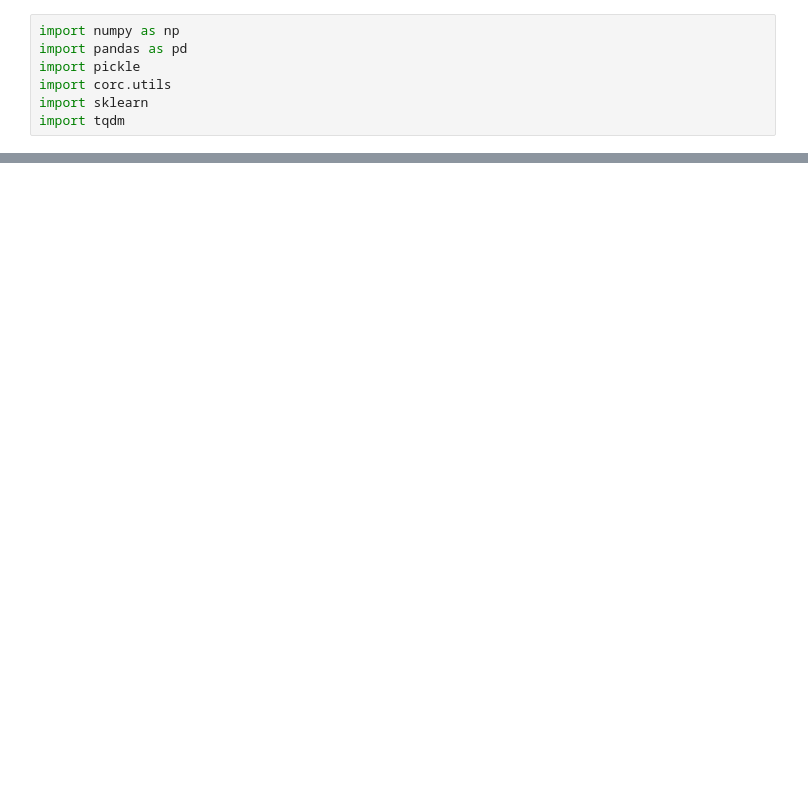
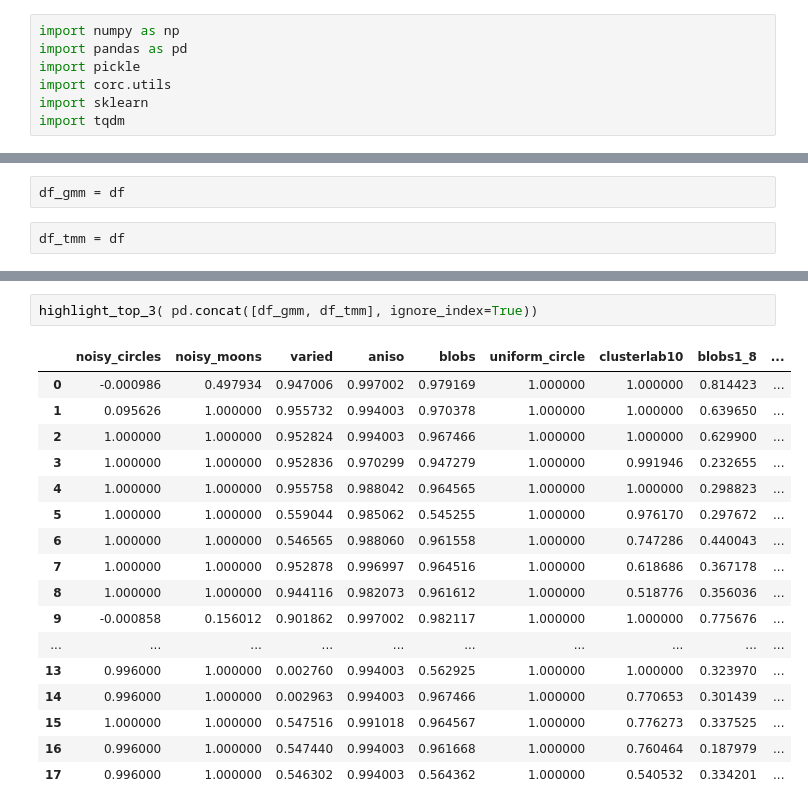
Before and after one commit to ecker-lab/tneb_clustering, a Jupyter notebook: notebooks/paper_figures/04_overclustering_table.ipynb, the cells around one changed output, grey strips where cells are left out. Cells and saved outputs as stored; diff of their text form; blank space fills up the shorter version.

```diff
--- a/notebooks/paper_figures/04_overclustering_table.ipynb
+++ b/notebooks/paper_figures/04_overclustering_table.ipynb
@@ -103,0 +107,4 @@ highlight_top_3(df)
+# %%
+df_gmm = df
+# %%
+df_tmm = df
@@ -103,0 +153,20 @@ highlight_top_3(df)
+# %%
+highlight_top_3( pd.concat([df_gmm, df_tmm], ignore_index=True))
+# %% [output]
+|  | noisy_circles | noisy_moons | varied | aniso | blobs | uniform_circle | clusterlab10 | blobs1_8 | ... |
+| 0 | -0.000986 | 0.497934 | 0.947006 | 0.997002 | 0.979169 | 1.000000 | 1.000000 | 0.814423 | ... |
+| 1 | 0.095626 | 1.000000 | 0.955732 | 0.994003 | 0.970378 | 1.000000 | 1.000000 | 0.639650 | ... |
+| 2 | 1.000000 | 1.000000 | 0.952824 | 0.994003 | 0.967466 | 1.000000 | 1.000000 | 0.629900 | ... |
+| 3 | 1.000000 | 1.000000 | 0.952836 | 0.970299 | 0.947279 | 1.000000 | 0.991946 | 0.232655 | ... |
+| 4 | 1.000000 | 1.000000 | 0.955758 | 0.988042 | 0.964565 | 1.000000 | 1.000000 | 0.298823 | ... |
+| 5 | 1.000000 | 1.000000 | 0.559044 | 0.985062 | 0.545255 | 1.000000 | 0.976170 | 0.297672 | ... |
+| 6 | 1.000000 | 1.000000 | 0.546565 | 0.988060 | 0.961558 | 1.000000 | 0.747286 | 0.440043 | ... |
+| 7 | 1.000000 | 1.000000 | 0.952878 | 0.996997 | 0.964516 | 1.000000 | 0.618686 | 0.367178 | ... |
+| 8 | 1.000000 | 1.000000 | 0.944116 | 0.982073 | 0.961612 | 1.000000 | 0.518776 | 0.356036 | ... |
+| 9 | -0.000858 | 0.156012 | 0.901862 | 0.997002 | 0.982117 | 1.000000 | 1.000000 | 0.775676 | ... |
+| ... | ... | ... | ... | ... | ... | ... | ... | ... | ... |
+| 13 | 0.996000 | 1.000000 | 0.002760 | 0.994003 | 0.562925 | 1.000000 | 1.000000 | 0.323970 | ... |
+| 14 | 0.996000 | 1.000000 | 0.002963 | 0.994003 | 0.967466 | 1.000000 | 0.770653 | 0.301439 | ... |
+| 15 | 1.000000 | 1.000000 | 0.547516 | 0.991018 | 0.964567 | 1.000000 | 0.776273 | 0.337525 | ... |
+| 16 | 0.996000 | 1.000000 | 0.547440 | 0.994003 | 0.961668 | 1.000000 | 0.760464 | 0.187979 | ... |
+| 17 | 0.996000 | 1.000000 | 0.546302 | 0.994003 | 0.564362 | 1.000000 | 0.540532 | 0.334201 | ... |
```
Also changed, not shown: parts of 11 cells of this notebook.
